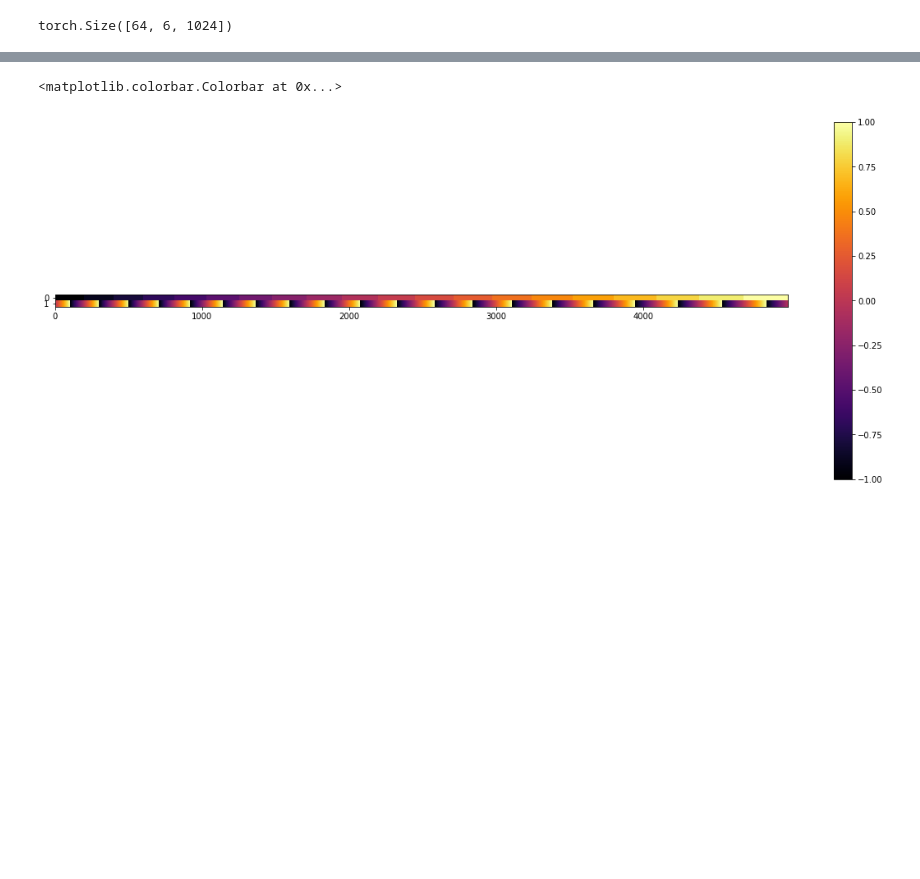
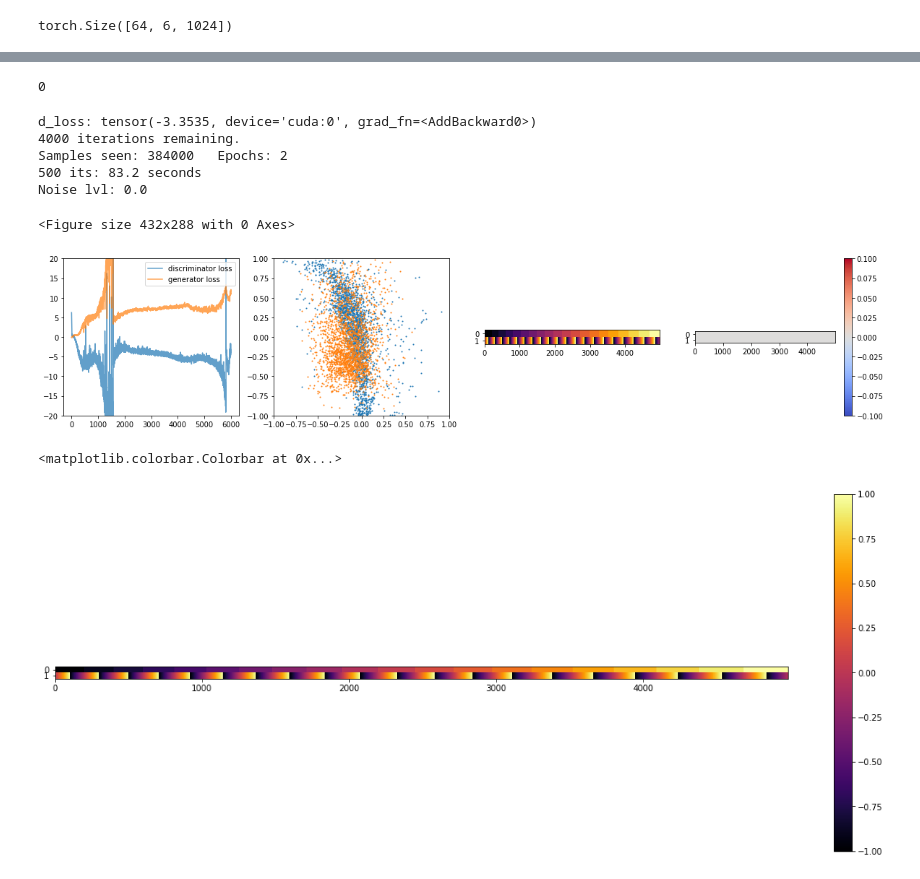
Before and after one commit to mdubouch/noise-gan, a Jupyter notebook: noise_info.ipynb, the cells around one changed output, grey strips where cells are left out. Saved outputs shown, nothing was run; the diff lists cells and outputs as text; code cells hidden in the pictures; blank space fills up the shorter version.

```diff
--- a/noise_info.ipynb
+++ b/noise_info.ipynb
@@ -883,3 +889,7 @@ total_its = 0
+# %%
+total_its
+# %% [output]
+0
 # %%
 from IPython.display import clear_output
 import time
@@ -909,8 +919,8 @@ for i in range(its_to_do):
 
     disc.train()
     gen.train()
-    if (total_its > 6000):
-        gen.eval()
+    #if (total_its > bn_turn_on):
+    #    gen.eval()
 
 
     # Discriminator's loss, based on two things:
@@ -946,8 +956,8 @@ for i in range(its_to_do):
 
     gen.train()
     disc.train()
-    if (total_its > 6000):
-        disc.eval()
+    #if (total_its > bn_turn_on):
+    #    disc.eval()
 
 
     if i % n_critic == 0:
@@ -964,7 +974,7 @@ for i in range(its_to_do):
         generator_losses.append(g_loss.item())
 
     its_since_prev_state += 1
-
+    total_its += 1
 
     # Display progress
     progress_rate = 500
@@ -987,36 +997,44 @@ for i in range(its_to_do):
         plt.clf()
         plt.figure(figsize=(20, 4))
         plt.subplot(141)
         plt.plot(discriminator_losses, label='discriminator loss', alpha=0.7)
         plt.plot(generator_losses    , label='generator loss', alpha=0.7)
         plt.legend()
         plt.ylim(-20, 20)
 
 
         plt.subplot(142)
-        gen.eval()
-        _real = sample_real(1, noise_strength=0.0).cpu().detach().numpy()
-        _fake = sample_fake(1).cpu().detach().numpy()
+        #gen.train()
+        _real = sample_real(2, noise_strength=0.0).cpu().detach().numpy()
+        _fake = sample_fake(2).cpu().detach().numpy()
         plt.scatter(_real[:, 0], _real[:,2], s=1)
         plt.scatter(_fake[:, 0], _fake[:,2], s=1)
         plt.ylim(-1, 1)
         plt.xlim(-1, 1)
 
 
         plt.subplot(143)
         _embed_w = disc.get_embed().weight.detach().cpu().numpy()
         plt.imshow(_embed_w.T, aspect=200, interpolation='none', cmap='inferno')
         plt.subplot(144)
         plt.imshow((_embed_w - _orig_embed_weights).T, aspect=200, interpolation='none', cmap='coolwarm')
         plt.colorbar()
 
         plt.show()
 
 
 end_time = time.time()
 elapsed = end_time - start_time
 
 print("%d iterations took %.1f seconds. Total its: %d. Epochs: %d" % (its_to_do, elapsed, total_its, total_its * batch_size // chunked.shape[2]))
+# %% [output]
+d_loss: tensor(-3.3535, device='cuda:0', grad_fn=<AddBackward0>)
+4000 iterations remaining.
+Samples seen: 384000   Epochs: 2
+500 its: 83.2 seconds
+Noise lvl: 0.0
+<Figure size 432x288 with 0 Axes>
+[figure, added]
 # %%
 from google.colab import drive
 import os
```
Also changed, not shown: parts of 13 cells of this notebook.
